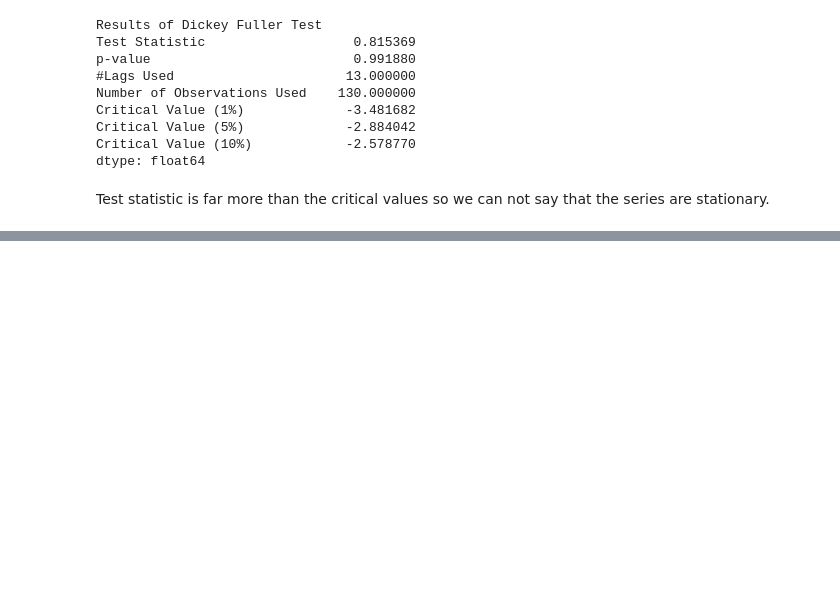
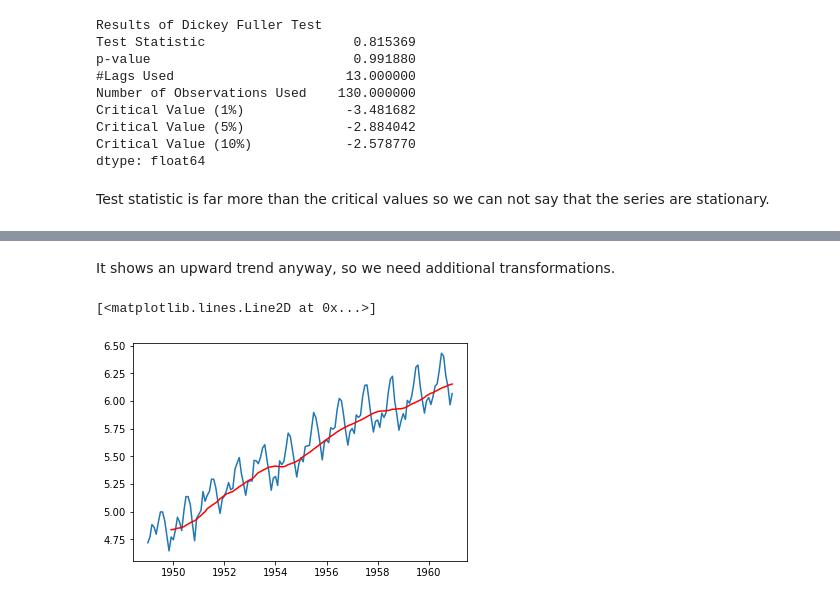
Before and after one commit to guillermofd/time-series, a Jupyter notebook: time series.ipynb, the cells around one changed output, grey strips where cells are left out. Drawn from its saved outputs; the diff is of its cells as text; code cells hidden in the pictures; blank space fills up the shorter version.

Commit message:
Removing trend

```diff
--- a/time series.ipynb
+++ b/time series.ipynb
@@ -172,0 +193,10 @@ Test statistic is far more than the critical values so we can not say that the s
+# %% [markdown]
+It shows an upward trend anyway, so we need additional transformations.
+# %%
+#2 Let's calculate the moving average of the series and substract it from the series (log transformed)
+moving_avg = ts_log.rolling(12).mean()
+plt.plot(ts_log)
+plt.plot(moving_avg, color='red')
+# %% [output]
+[<matplotlib.lines.Line2D at 0x...>]
+[figure, added]
```
Also changed, not shown: parts of 8 cells of this notebook.
